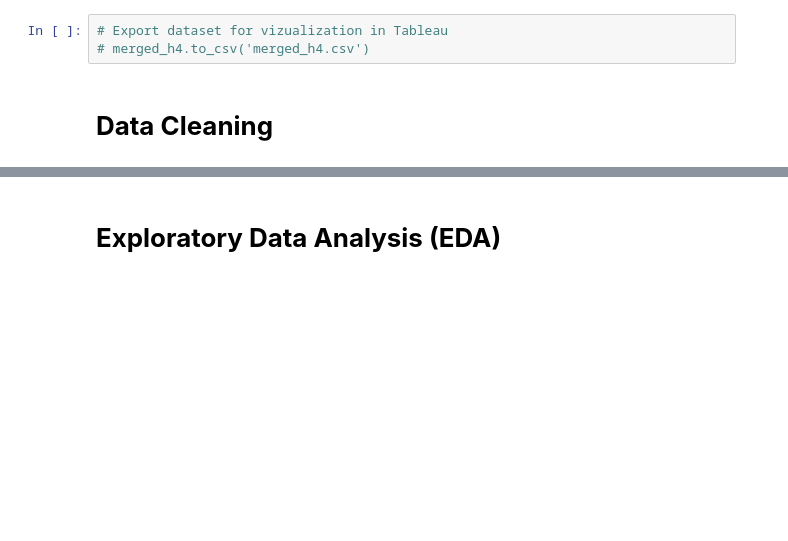
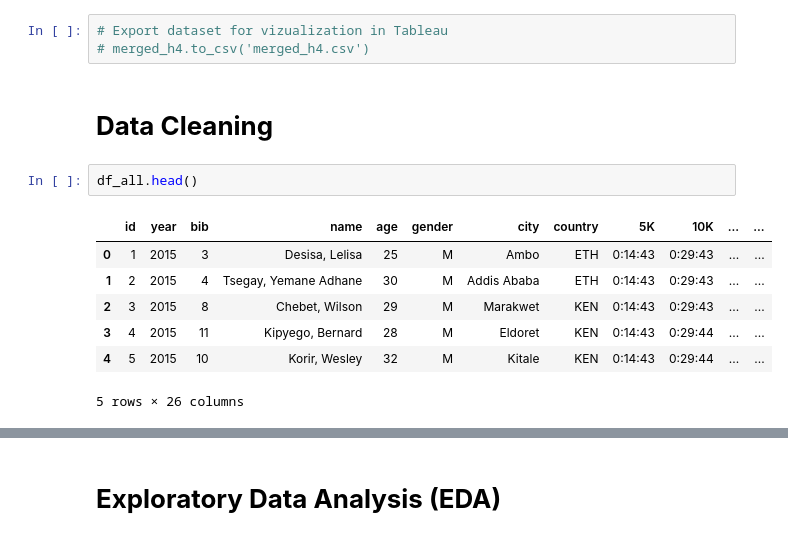
Before and after one commit to Marc-Bouche/boston-marathon-analysis, a Jupyter notebook: Code.ipynb, the cells around one changed output, grey strips where cells are left out. Drawn from its saved outputs; the diff is of its cells as text; blank space fills up the shorter version.

```diff
--- a/Code.ipynb
+++ b/Code.ipynb
@@ -246,6 +245,16 @@ df_all_featured = pd.read_csv(file_path, dtype={'bib': str})
 # merged_h4.to_csv('merged_h4.csv')
 # %% [markdown]
 # **Data Cleaning**
+# %%
+df_all.head()
+# %% [output]
+|  | id | year | bib | name | age | gender | city | country | 5K | 10K | ... | ... |
+| 0 | 1 | 2015 | 3 | Desisa, Lelisa | 25 | M | Ambo | ETH | 0:14:43 | 0:29:43 | ... | ... |
+| 1 | 2 | 2015 | 4 | Tsegay, Yemane Adhane | 30 | M | Addis Ababa | ETH | 0:14:43 | 0:29:43 | ... | ... |
+| 2 | 3 | 2015 | 8 | Chebet, Wilson | 29 | M | Marakwet | KEN | 0:14:43 | 0:29:43 | ... | ... |
+| 3 | 4 | 2015 | 11 | Kipyego, Bernard | 28 | M | Eldoret | KEN | 0:14:43 | 0:29:44 | ... | ... |
+| 4 | 5 | 2015 | 10 | Korir, Wesley | 32 | M | Kitale | KEN | 0:14:43 | 0:29:44 | ... | ... |
+5 rows × 26 columns
 # %%
 # Assign year to each dataframe and concatenate
 df_all = pd.concat([df.assign(year=year) for df, year in zip([df_15, df_16, df_17], [2015, 2016, 2017])], ignore_index=True)
```
Also changed, not shown: parts of 8 cells of this notebook.
